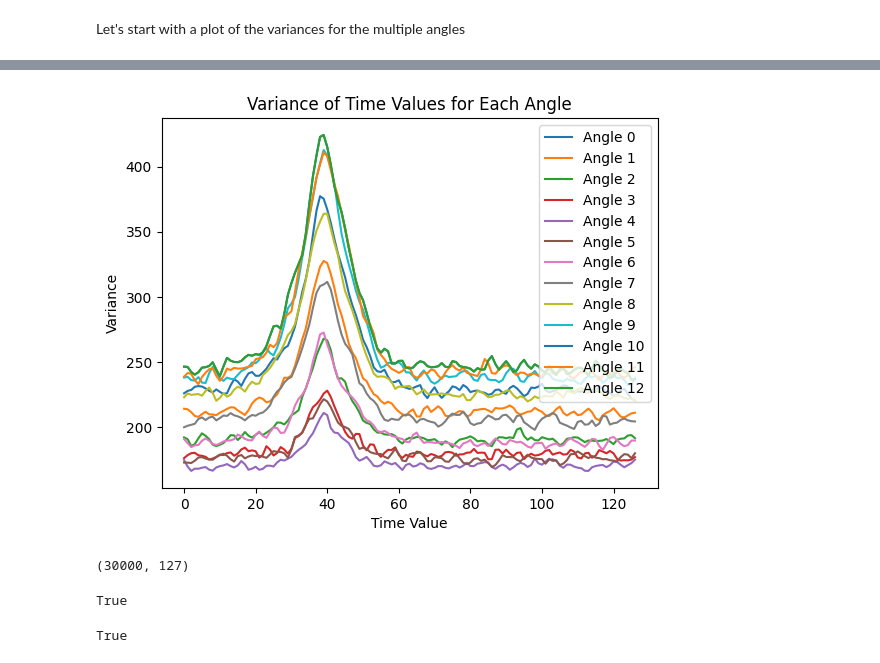
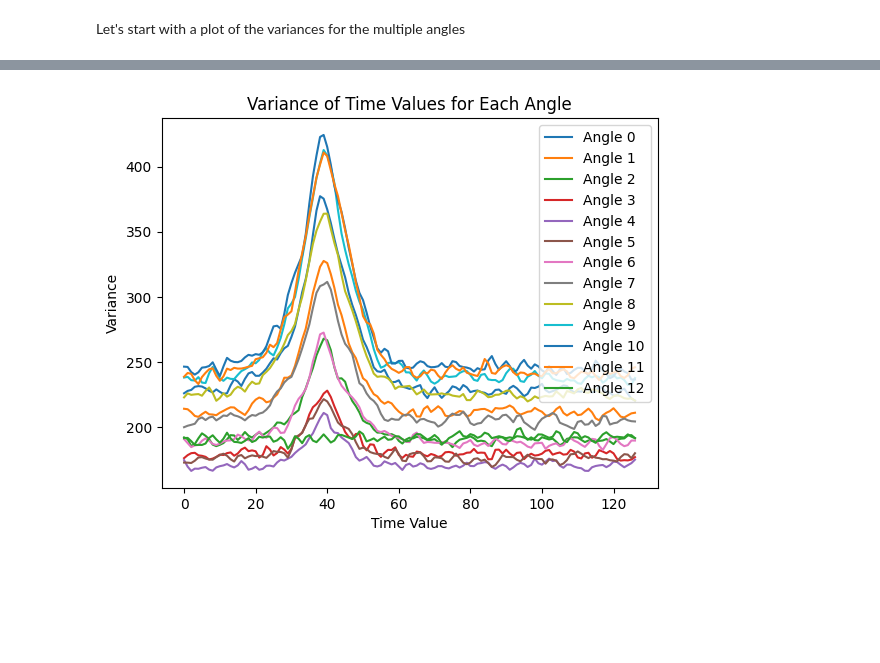
Before and after one commit to ThomasRavnborg/Homodyne-Tomography, a Jupyter notebook: code/data_visualization.ipynb, the cells around one changed output, grey strips where cells are left out. Saved outputs shown, nothing was run; the diff lists cells and outputs as text; code cells hidden in the pictures; blank space fills up the shorter version.

Commit message:
new shape

```diff
--- a/code/data_visualization.ipynb
+++ b/code/data_visualization.ipynb
@@ -23,25 +23,12 @@ df_cat1.shape
 # %%
 for angle in range(13):
     #all_traces =
 
-    plt.plot(df_cat1[angle, :, :, 0].var(axis=0), label=f'Angle {angle}')
+    plt.plot(df_cat1[angle, 0, :, :].var(axis=0), label=f'Angle {angle}')
 plt.xlabel('Time Value')
 plt.ylabel('Variance')
 plt.title('Variance of Time Values for Each Angle')
 plt.legend()
 plt.show()
 # %% [output]
-[figure, old version]
+[figure, new version]
-# %%
-d = df_cat1[0,:,:,:].transpose(0, 2, 1).reshape(-1, 127)
-d.shape
-# %% [output]
-(30000, 127)
-# %%
-np.allclose(df_cat1[2, :, :, 0].var(axis=0), df_cat1[4, :, :, 0].var(axis=0))
-# %% [output]
-True
-# %%
-np.allclose(df_cat1[2, :, :, :], df_cat1[4, :, :,:])
-# %% [output]
-True
```
Also changed, not shown: parts of 1 cell of this notebook, 2 other files.
